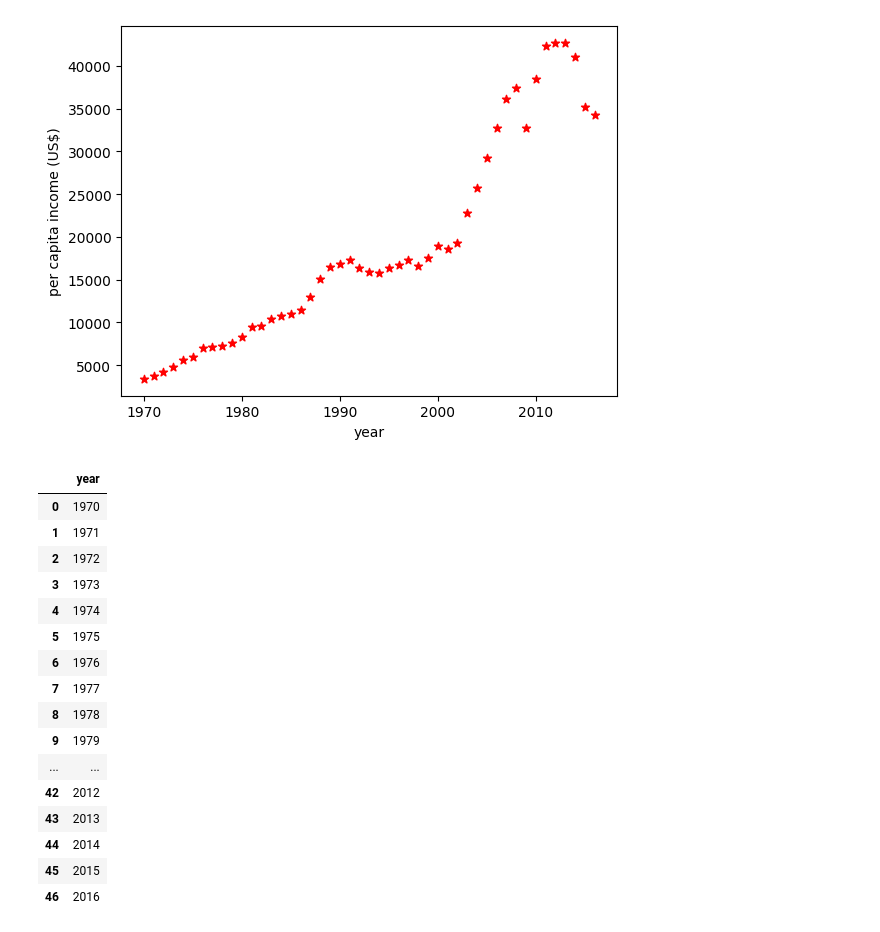
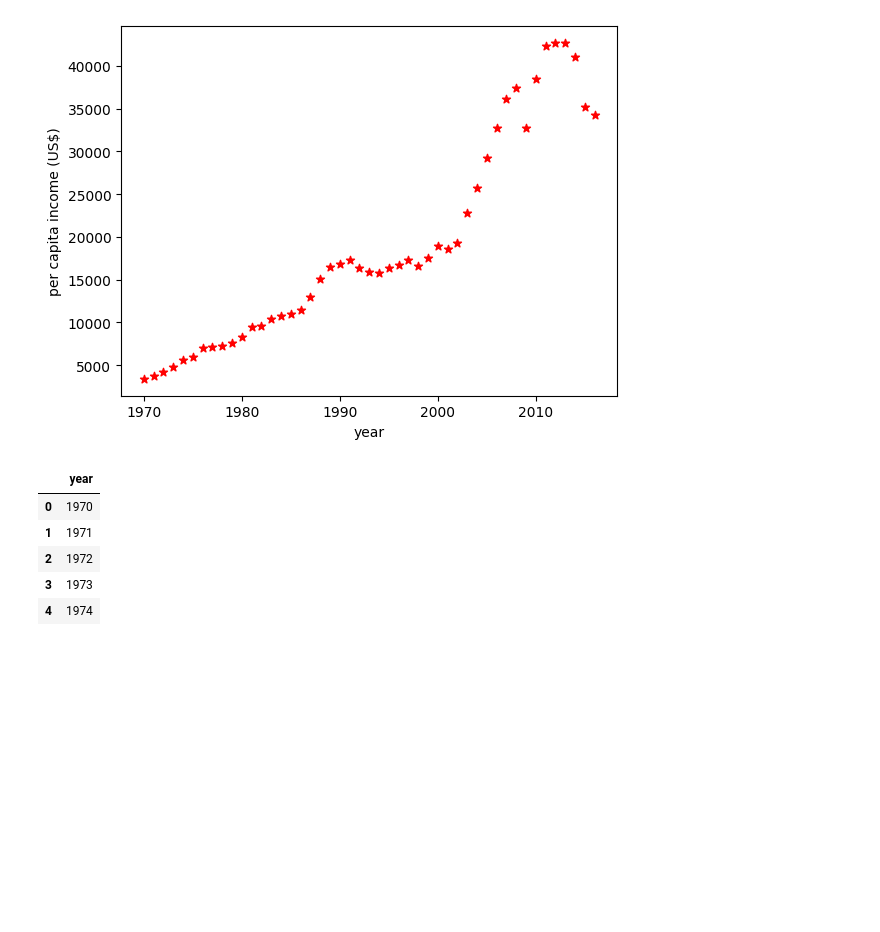
Before and after one commit to PatelKanishk/foundation-ml, a Jupyter notebook: linear regression/PerCapitaIncome/perCapita.ipynb, the cells around one changed output. Cells and saved outputs as stored; diff of their text form; code cells hidden in the pictures; blank space fills up the shorter version.

```diff
--- a/linear regression/PerCapitaIncome/perCapita.ipynb
+++ b/linear regression/PerCapitaIncome/perCapita.ipynb
@@ -33,24 +22,13 @@ plt.scatter( df.year , df["per capita income (US$)"], color='red', marker='*')
 [figure]
 # %%
 new_df=df.drop("per capita income (US$)",axis="columns")
-new_df
+new_df.head(5)
 # %% [output]
 |  | year |
 | 0 | 1970 |
 | 1 | 1971 |
 | 2 | 1972 |
 | 3 | 1973 |
 | 4 | 1974 |
-| 5 | 1975 |
-| 6 | 1976 |
-| 7 | 1977 |
-| 8 | 1978 |
-| 9 | 1979 |
-| ... | ... |
-| 42 | 2012 |
-| 43 | 2013 |
-| 44 | 2014 |
-| 45 | 2015 |
-| 46 | 2016 |
 # %%
 y = df["per capita income (US$)"]
```
Also changed, not shown: parts of 6 cells of this notebook.
